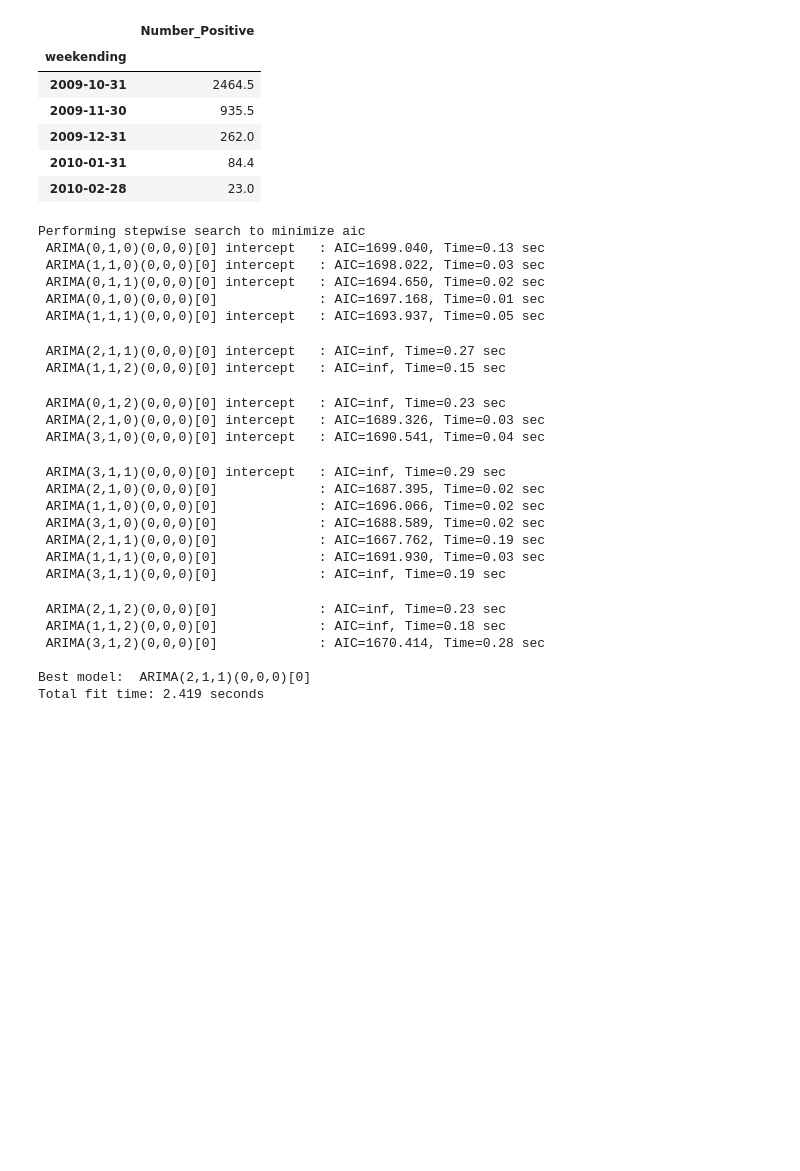
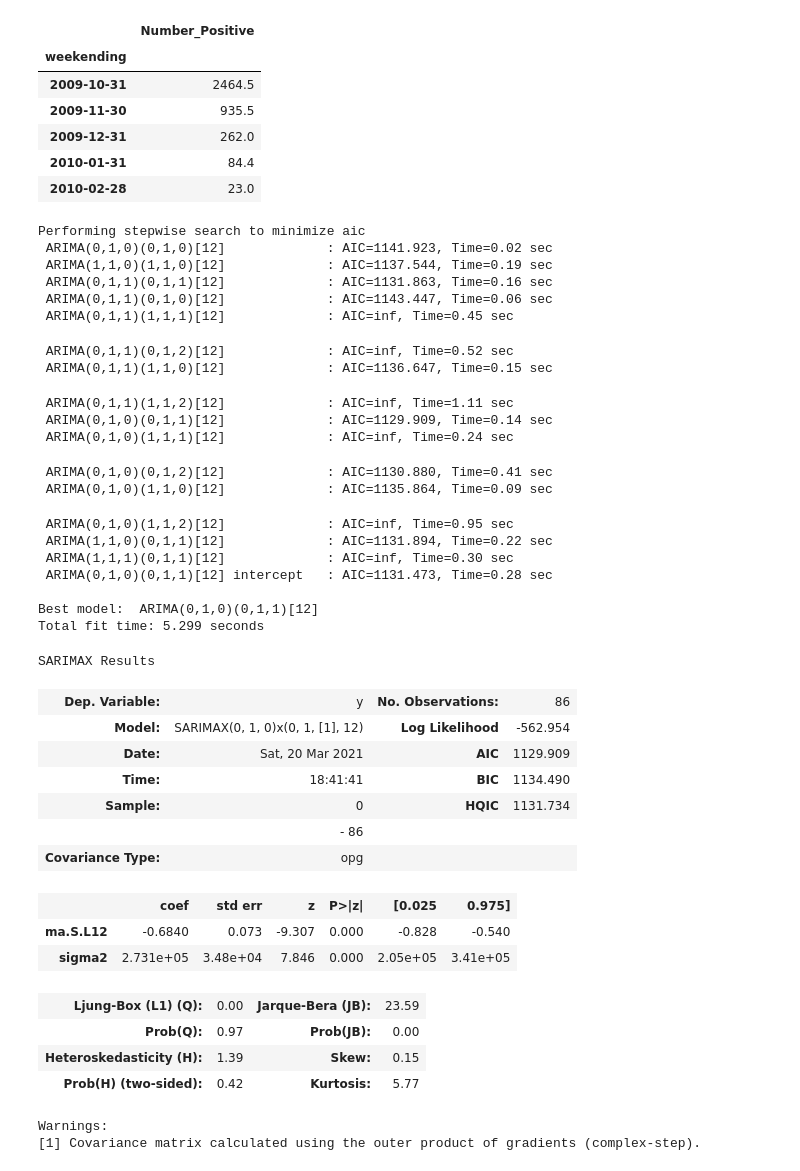
Before and after one commit to danypark91/ts_sarimax, a Jupyter notebook: flu.ipynb, the cells around one changed output. Cells and saved outputs as stored; diff of their text form; code cells hidden in the pictures; blank space fills up the shorter version.

Commit message:
Flu Time Series

```diff
--- a/flu.ipynb
+++ b/flu.ipynb
@@ -286,8 +290,8 @@ df_monthly_pos.head(5)
 # %%
 #Best-fit of the model
 import pmdarima as pm
-model = pm.auto_arima(df_monthly_pos, d=1, D=1,
-                      seasonal=True, m=1,
+model = pm.auto_arima(train_inf, d=1, D=1,
+                      seasonal=True, m=12,
                       start_P=0, max_P=5,
                       start_Q=0, max_Q=5,
                       start_p=0, max_p=5,
@@ -298,26 +302,42 @@ model = pm.auto_arima(df_monthly_pos, d=1, D=1,
                       stepwise=True)
 # %% [output]
 Performing stepwise search to minimize aic
- ARIMA(0,1,0)(0,0,0)[0] intercept   : AIC=1699.040, Time=0.13 sec
- ARIMA(1,1,0)(0,0,0)[0] intercept   : AIC=1698.022, Time=0.03 sec
- ARIMA(0,1,1)(0,0,0)[0] intercept   : AIC=1694.650, Time=0.02 sec
- ARIMA(0,1,0)(0,0,0)[0]             : AIC=1697.168, Time=0.01 sec
- ARIMA(1,1,1)(0,0,0)[0] intercept   : AIC=1693.937, Time=0.05 sec
+ ARIMA(0,1,0)(0,1,0)[12]             : AIC=1141.923, Time=0.02 sec
+ ARIMA(1,1,0)(1,1,0)[12]             : AIC=1137.544, Time=0.19 sec
+ ARIMA(0,1,1)(0,1,1)[12]             : AIC=1131.863, Time=0.16 sec
+ ARIMA(0,1,1)(0,1,0)[12]             : AIC=1143.447, Time=0.06 sec
+ ARIMA(0,1,1)(1,1,1)[12]             : AIC=inf, Time=0.45 sec
- ARIMA(2,1,1)(0,0,0)[0] intercept   : AIC=inf, Time=0.27 sec
- ARIMA(1,1,2)(0,0,0)[0] intercept   : AIC=inf, Time=0.15 sec
+ ARIMA(0,1,1)(0,1,2)[12]             : AIC=inf, Time=0.52 sec
+ ARIMA(0,1,1)(1,1,0)[12]             : AIC=1136.647, Time=0.15 sec
- ARIMA(0,1,2)(0,0,0)[0] intercept   : AIC=inf, Time=0.23 sec
- ARIMA(2,1,0)(0,0,0)[0] intercept   : AIC=1689.326, Time=0.03 sec
- ARIMA(3,1,0)(0,0,0)[0] intercept   : AIC=1690.541, Time=0.04 sec
+ ARIMA(0,1,1)(1,1,2)[12]             : AIC=inf, Time=1.11 sec
+ ARIMA(0,1,0)(0,1,1)[12]             : AIC=1129.909, Time=0.14 sec
+ ARIMA(0,1,0)(1,1,1)[12]             : AIC=inf, Time=0.24 sec
- ARIMA(3,1,1)(0,0,0)[0] intercept   : AIC=inf, Time=0.29 sec
- ARIMA(2,1,0)(0,0,0)[0]             : AIC=1687.395, Time=0.02 sec
- ARIMA(1,1,0)(0,0,0)[0]             : AIC=1696.066, Time=0.02 sec
- ARIMA(3,1,0)(0,0,0)[0]             : AIC=1688.589, Time=0.02 sec
- ARIMA(2,1,1)(0,0,0)[0]             : AIC=1667.762, Time=0.19 sec
- ARIMA(1,1,1)(0,0,0)[0]             : AIC=1691.930, Time=0.03 sec
- ARIMA(3,1,1)(0,0,0)[0]             : AIC=inf, Time=0.19 sec
+ ARIMA(0,1,0)(0,1,2)[12]             : AIC=1130.880, Time=0.41 sec
+ ARIMA(0,1,0)(1,1,0)[12]             : AIC=1135.864, Time=0.09 sec
- ARIMA(2,1,2)(0,0,0)[0]             : AIC=inf, Time=0.23 sec
- ARIMA(1,1,2)(0,0,0)[0]             : AIC=inf, Time=0.18 sec
- ARIMA(3,1,2)(0,0,0)[0]             : AIC=1670.414, Time=0.28 sec
+ ARIMA(0,1,0)(1,1,2)[12]             : AIC=inf, Time=0.95 sec
+ ARIMA(1,1,0)(0,1,1)[12]             : AIC=1131.894, Time=0.22 sec
+ ARIMA(1,1,1)(0,1,1)[12]             : AIC=inf, Time=0.30 sec
+ ARIMA(0,1,0)(0,1,1)[12] intercept   : AIC=1131.473, Time=0.28 sec
 
-Best model:  ARIMA(2,1,1)(0,0,0)[0]
-Total fit time: 2.419 seconds
+Best model:  ARIMA(0,1,0)(0,1,1)[12]
+Total fit time: 5.299 seconds
+# %%
+model.summary()
+# %% [output]
+SARIMAX Results
+| Dep. Variable: | y | No. Observations: | 86 |
+| Model: | SARIMAX(0, 1, 0)x(0, 1, [1], 12) | Log Likelihood | -562.954 |
+| Date: | Sat, 20 Mar 2021 | AIC | 1129.909 |
+| Time: | 18:41:41 | BIC | 1134.490 |
+| Sample: | 0 | HQIC | 1131.734 |
+|  | - 86 |  |  |
+| Covariance Type: | opg |  |  |
+|  | coef | std err | z | P>|z| | [0.025 | 0.975] |
+| ma.S.L12 | -0.6840 | 0.073 | -9.307 | 0.000 | -0.828 | -0.540 |
+| sigma2 | 2.731e+05 | 3.48e+04 | 7.846 | 0.000 | 2.05e+05 | 3.41e+05 |
+| Ljung-Box (L1) (Q): | 0.00 | Jarque-Bera (JB): | 23.59 |
+| Prob(Q): | 0.97 | Prob(JB): | 0.00 |
+| Heteroskedasticity (H): | 1.39 | Skew: | 0.15 |
+| Prob(H) (two-sided): | 0.42 | Kurtosis: | 5.77 |
+Warnings:
+[1] Covariance matrix calculated using the outer product of gradients (complex-step).
```
Also changed, not shown: parts of 3 cells of this notebook.
